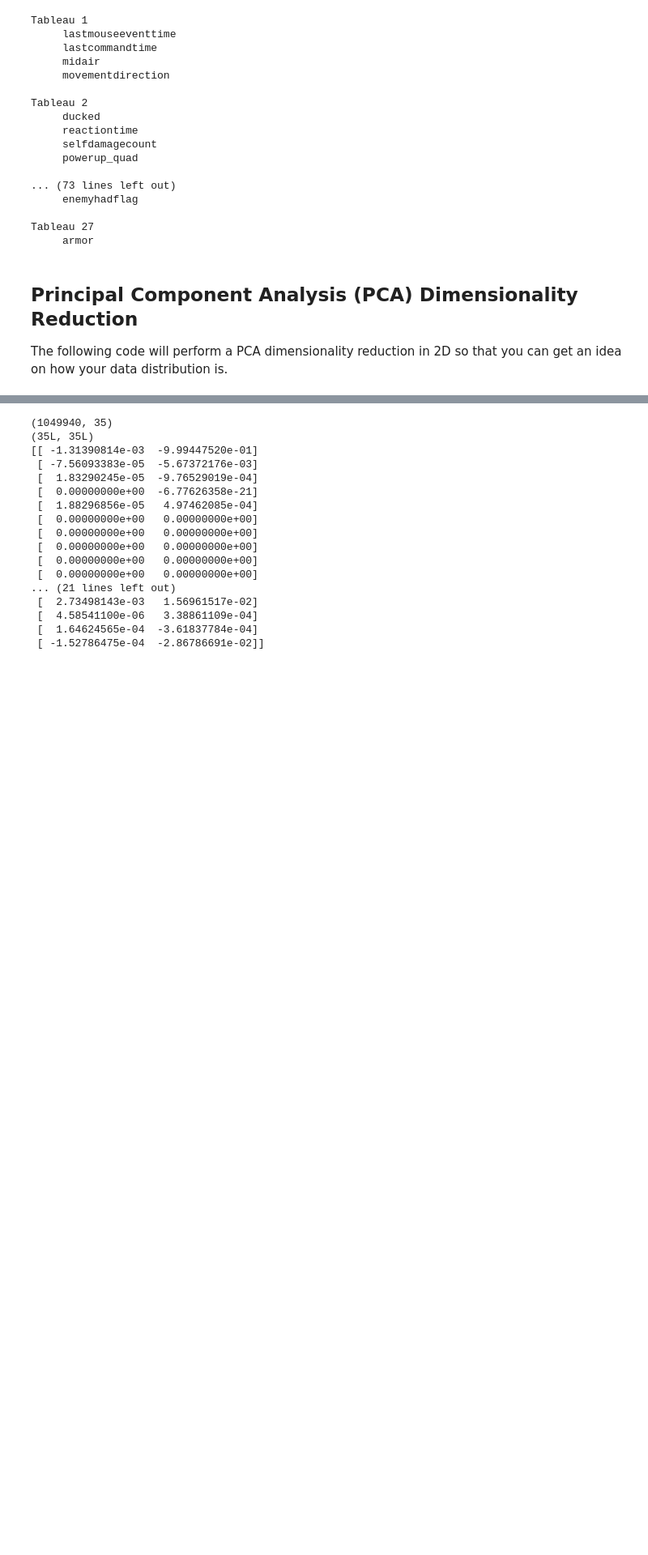
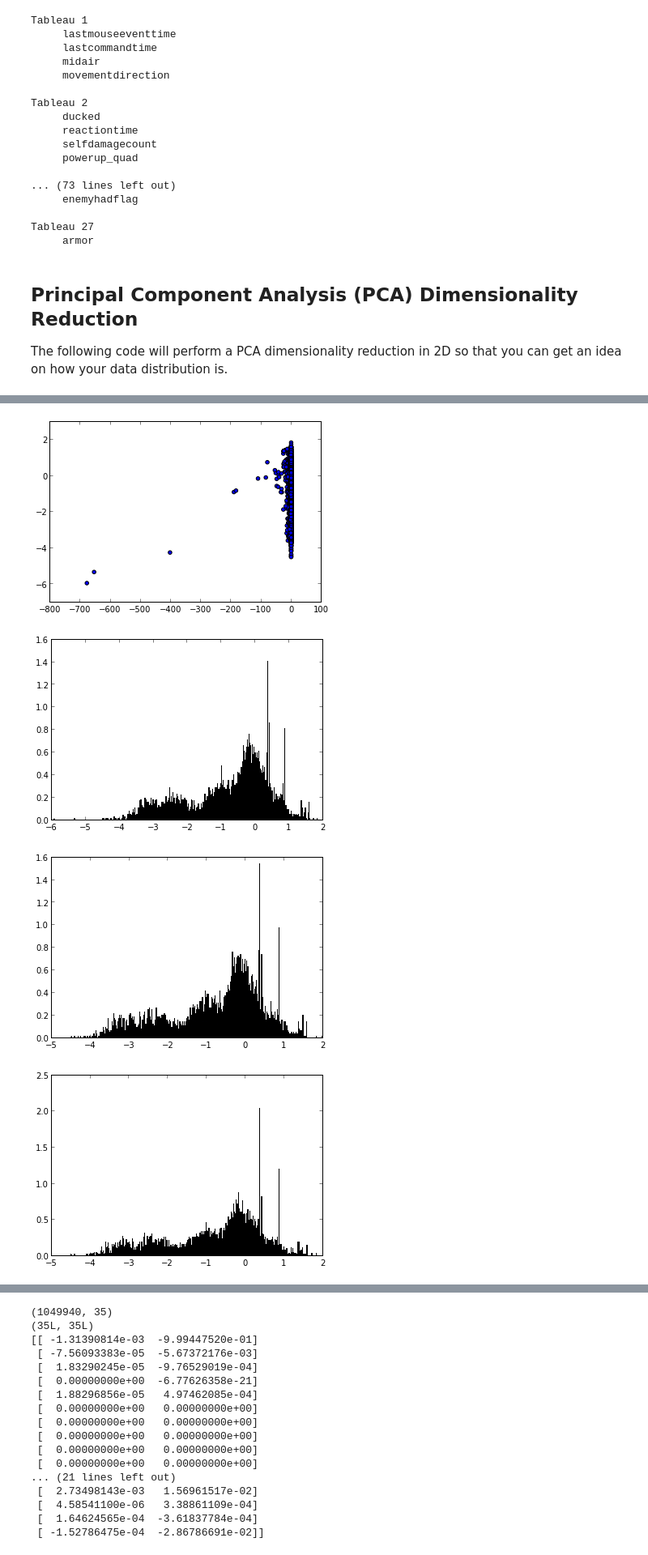
Before and after one commit to lrq3000/oacs, a Jupyter notebook: ipynb/Dataset Analysis.ipynb, the cells around one changed output, grey strips where cells are left out. Shown at 81% size. Saved outputs shown, nothing was run; the diff lists cells and outputs as text; code cells hidden in the pictures; blank space fills up the shorter version.

```diff
--- a/ipynb/Dataset Analysis.ipynb
+++ b/ipynb/Dataset Analysis.ipynb
@@ -241,0 +299,20 @@ plt.show()
+# %%
+plt.scatter(Z.ix[rows_c1,0], Z.ix[rows_c1,1])
+plt.show()
+plt.hist(Z.ix[rows_c1,1], bins=1000, normed=True)
+plt.show()
+plt.hist(Z.ix[rows_c2,1], bins=1000, normed=True)
+plt.show()
+plt.hist(Z.ix[rows_c3,1], bins=1000, normed=True)
+plt.show()
+plt.hist(Z.ix[rows_c4,1], bins=1000, normed=True)
+plt.show()
+plt.hist(Z.ix[rows_c5,1], bins=1000, normed=True)
+plt.show()
+plt.hist(Z.ix[rows_c10,1], bins=1000, normed=True)
+plt.show()
+# %% [output]
+[figure, added]
+[figure, added]
+[figure, added]
+[figure, added]
```
Also changed, not shown: parts of 18 cells of this notebook, 8 other files.
